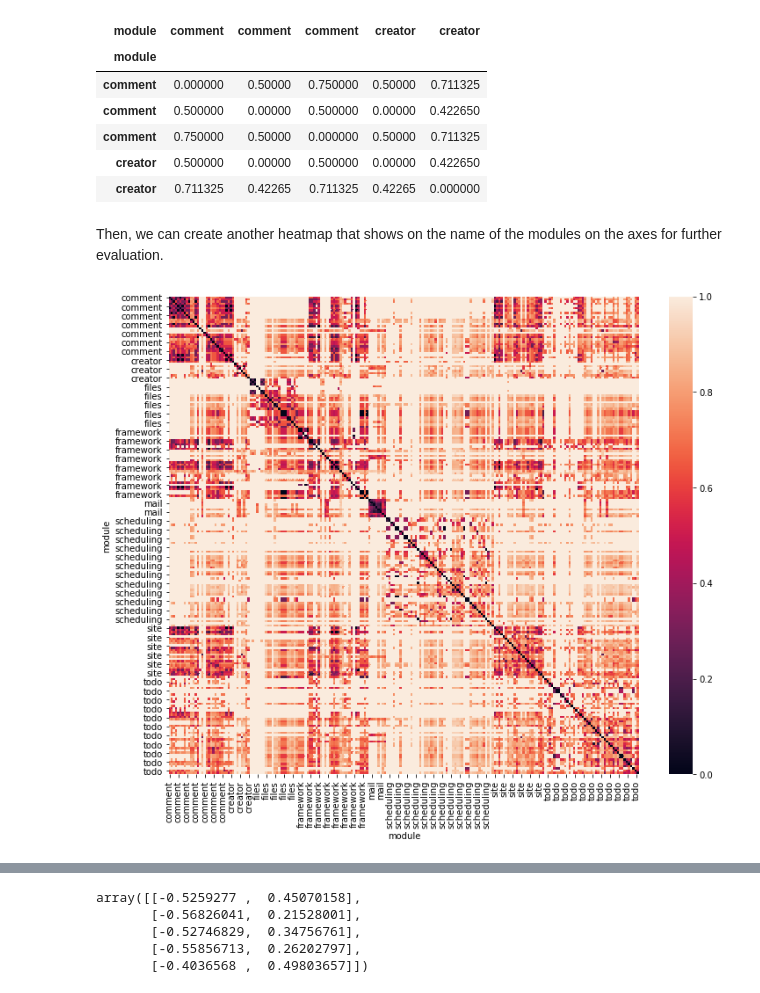
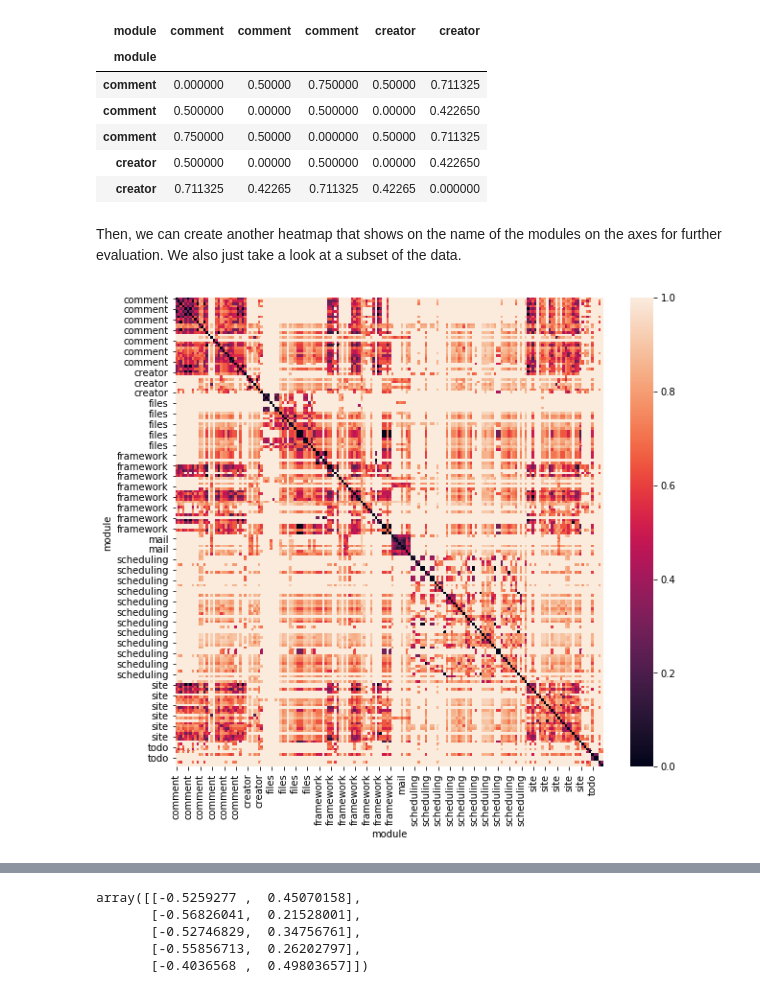
Before and after one commit to feststelltaste/software-analytics, a Jupyter notebook: notebooks/Checking modularization by co-changing code.ipynb, the cells around one changed output, grey strips where cells are left out. Saved outputs shown, nothing was run; the diff lists cells and outputs as text; code cells hidden in the pictures.

```diff
--- a/notebooks/Checking modularization by co-changing code.ipynb
+++ b/notebooks/Checking modularization by co-changing code.ipynb
@@ -148,11 +148,11 @@ modules.iloc[25:30,25:30]
 | creator | 0.500000 | 0.00000 | 0.500000 | 0.00000 | 0.422650 |
 | creator | 0.711325 | 0.42265 | 0.711325 | 0.42265 | 0.000000 |
 # %% [markdown]
-Then, we can create another heatmap that shows on the name of the modules on the axes for further evaluation.
+Then, we can create another heatmap that shows on the name of the modules on the axes for further evaluation. We also just take a look at a subset of the data.
 # %%
 import matplotlib.pyplot as plt
-plt.figure(figsize=[12,10])
-sns.heatmap(modules);
+plt.figure(figsize=[10,9])
+sns.heatmap(modules.iloc[:180,:180]);
 # %% [output]
-[figure, old version]
+[figure, new version]
 # %% [markdown]
```
Also changed, not shown: parts of 23 cells of this notebook.
